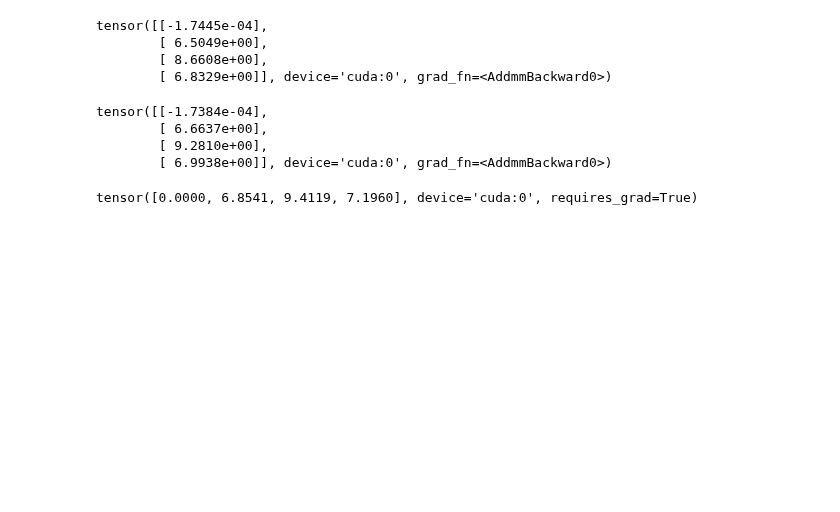
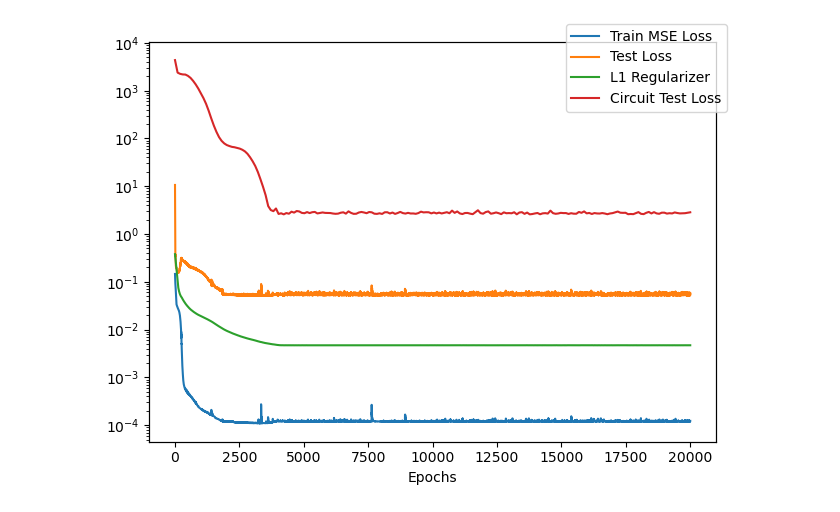
Before and after one commit to pnnl/MINAR, a Jupyter notebook: computation_graph_test.ipynb, the cells around one changed output. Cells and saved outputs as stored; diff of their text form; code cells hidden in the pictures; blank space fills up the shorter version.

```diff
--- a/computation_graph_test.ipynb
+++ b/computation_graph_test.ipynb
@@ -88,20 +93,32 @@ plt.tight_layout()
-# %%
-data = test_data[1]
-out = C.forward(data)
-out
-# %% [output]
-tensor([[-1.7445e-04],
-        [ 6.5049e+00],
-        [ 8.6608e+00],
-        [ 6.8329e+00]], device='cuda:0', grad_fn=<AddmmBackward0>)
-# %%
-model(data.x, data.edge_index, edge_attr = data.edge_attr)
-# %% [output]
-tensor([[-1.7384e-04],
-        [ 6.6637e+00],
-        [ 9.2810e+00],
-        [ 6.9938e+00]], device='cuda:0', grad_fn=<AddmmBackward0>)
-# %%
-data.y
-# %% [output]
-tensor([0.0000, 6.8541, 9.4119, 7.1960], device='cuda:0', requires_grad=True)
+# %%
+test_loader = pyg.loader.DataLoader(test_data, batch_size = len(test_data))
+criterion = MultiplicativeLoss()
+# %%
+checkpoints = torch.load('model_progress/model_checkpoints.pt')
+circuit_losses = []
+for checkpoint in checkpoints:
+    model.load_state_dict(checkpoint)
+    C.model_state_dict = checkpoint
+    for data in test_loader:
+        out = C.forward(data).flatten()
+        circuit_losses.append(float(criterion(out[data.reachable], data.y[data.reachable]).detach()) / len(test_data))
+# %%
+mse_losses = torch.load('model_progress/mse_losses.pt')
+l1_regs = torch.load('model_progress/l1_regs.pt')
+test_losses = torch.load('model_progress/test_losses.pt')
+# %%
+from matplotlib import pyplot as plt
+
+fig, ax = plt.subplots()
+ax.plot(mse_losses.detach(), label='Train MSE Loss')
+ax.plot(test_losses.detach(), label='Test Loss')
+ax.plot((eta * l1_regs).detach(), label='L1 Regularizer')
+ax2 = ax.twiny()
+ax2.plot(circuit_losses, color='tab:red', label='Circuit Test Loss')
+ax2.set_xticks([])
+ax.set_yscale('log')
+ax.set_xlabel('Epochs')
+fig.legend()
+plt.tight_layout()
+# %% [output]
+[figure, added]
```
Also changed, not shown: parts of 3 cells of this notebook, 4 other files.
